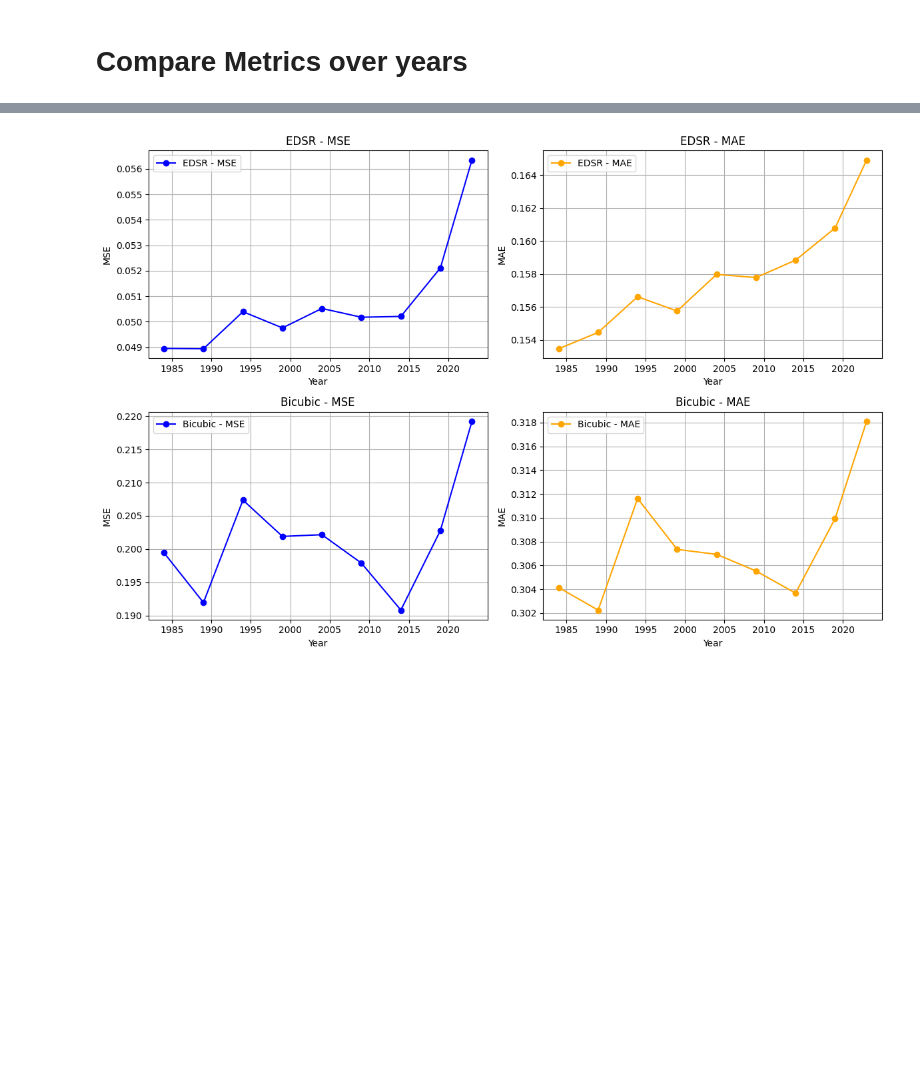
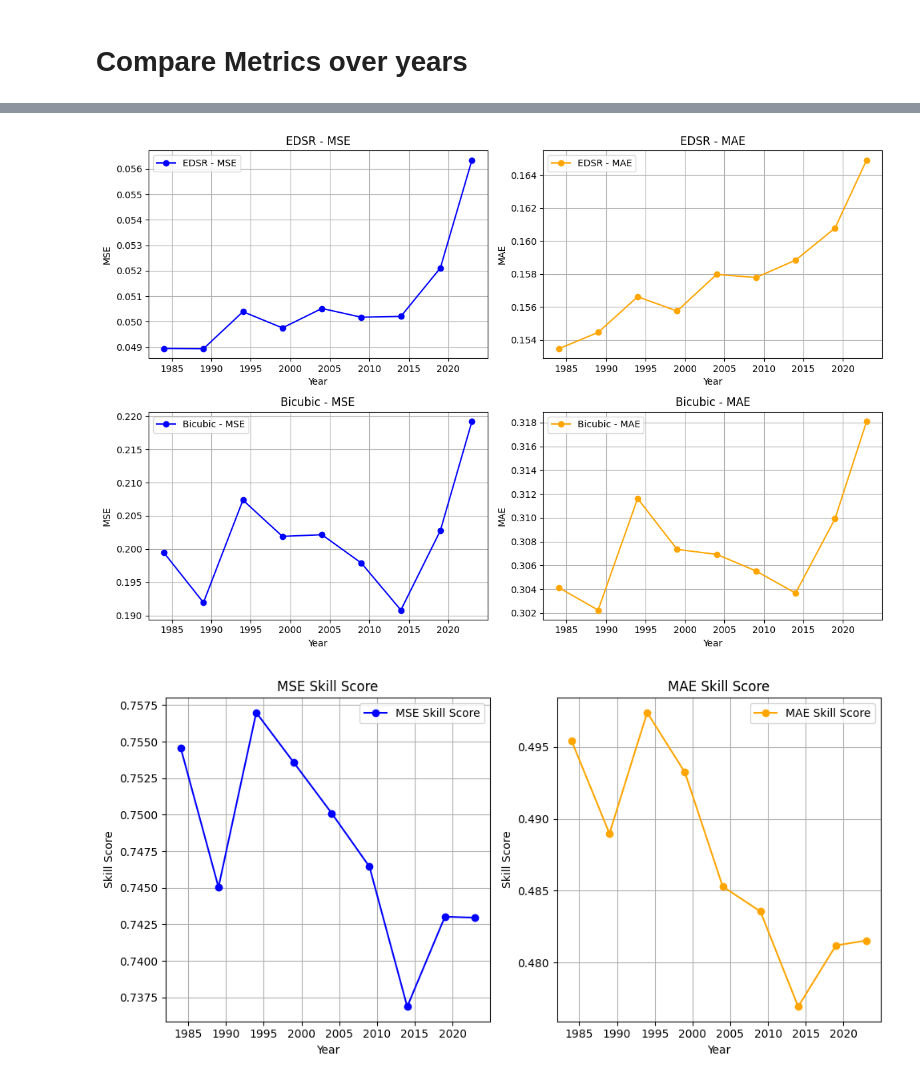
Before and after one commit to UBela/temporal_sr, a Jupyter notebook: plot_data.ipynb, the cells around one changed output, grey strips where cells are left out. Drawn from its saved outputs; the diff is of its cells as text; code cells hidden in the pictures; blank space fills up the shorter version.

Commit message:
added skill score

```diff
--- a/plot_data.ipynb
+++ b/plot_data.ipynb
@@ -73,6 +73,10 @@ def get_metrics(preds, target):
     mse_val = mse(preds, target)
     mae_val = mae(preds, target)
     return mse_val, mae_val
+
+
+def get_skill_score(model_score, baseline_score):
+    return 1 - (model_score / baseline_score)
 # %%
 files = os.listdir(preds_dir)
 print(files)
@@ -237,6 +271,5 @@ def plot_metrics_over_time(years, mses, maes):
 # %%
 years = [1984 + 5*i for i in range(8)]
 years.append(2023)
-print(years)
-mses, maes = get_metrics_over_time(years)
+mses, maes, mse_skill_scores, mae_skill_scores = get_metrics_over_time(years)
 # %% [output]
@@ -260,4 +293,6 @@ Bicubic: MSE: 0.2192, MAE: 0.3181
 # %%
 plot_metrics_over_time(years, mses, maes)
+plot_skill_scores(years, mse_skill_scores, mae_skill_scores)
 # %% [output]
 [figure]
+[figure, added]
```
Also changed, not shown: parts of 5 cells of this notebook.
